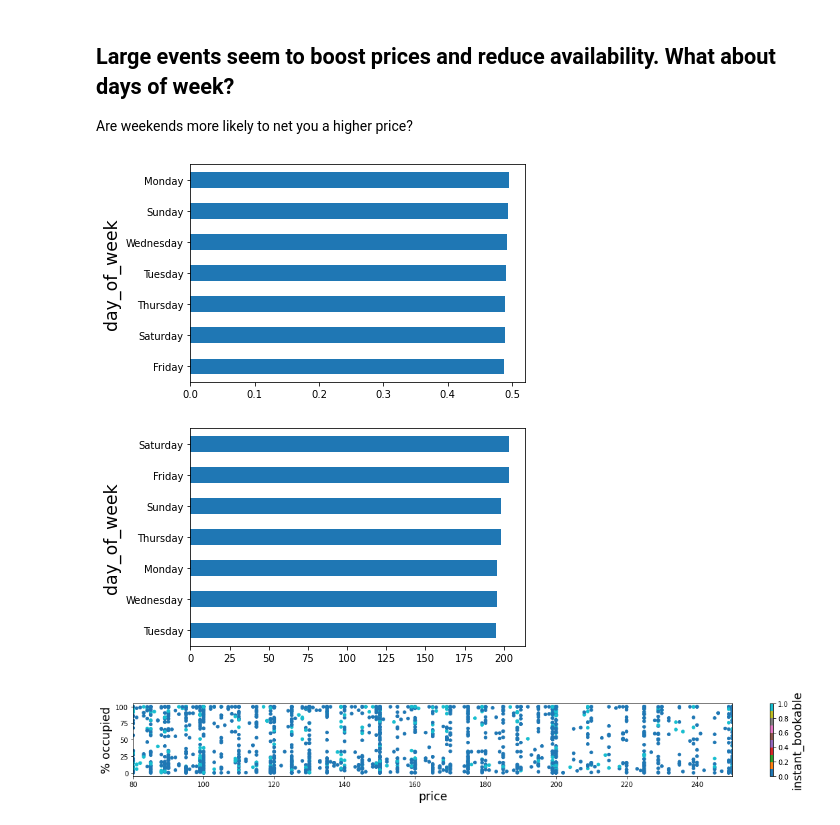
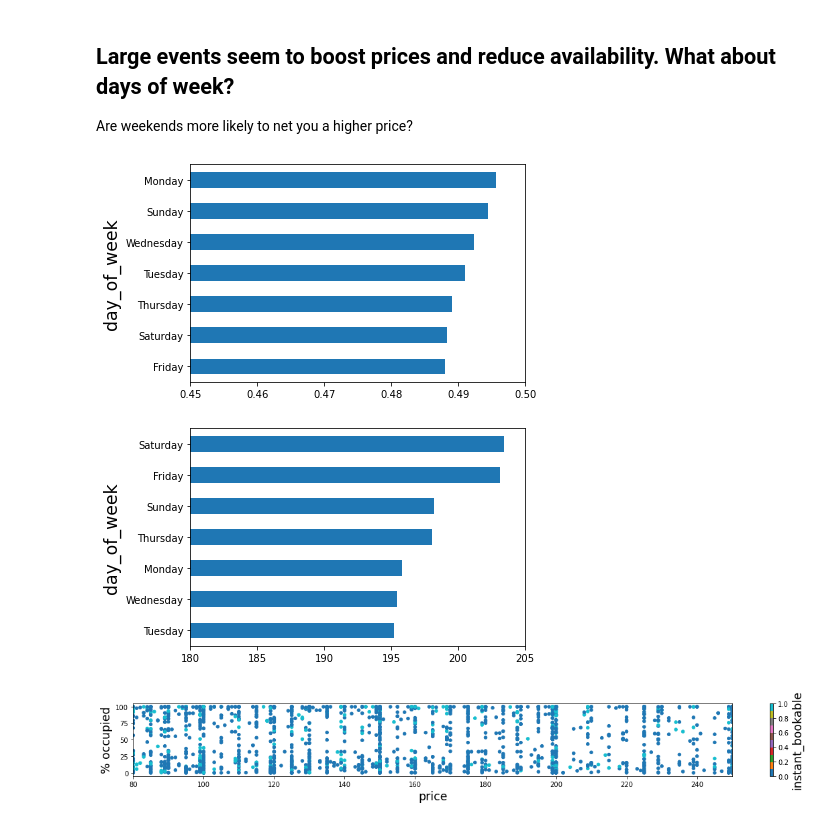
Before and after one commit to ogurashi/Boston-AirBnB-Analysis, a Jupyter notebook: rentals.ipynb, the cells around one changed output. Cells and saved outputs as stored; diff of their text form; code cells hidden in the pictures.

```diff
--- a/rentals.ipynb
+++ b/rentals.ipynb
@@ -591,17 +592,17 @@ Are weekends more likely to net you a higher price?
 # %%
 fig, ax = plt.subplots(1)
 
-calendar.groupby('day_of_week')['available'].mean().sort_values().plot(kind = 'barh',ax=ax)
-fig.savefig('weekday_percent_available.png')
+calendar.groupby('day_of_week')['available'].mean().sort_values().plot(kind = 'barh',ax=ax,xlim=[0.45,0.5])
+fig.savefig('weekday_percent_available.png',bbox_inches='tight')
 # %% [output]
-[figure, old version]
+[figure, new version]
 # %%
 fig, ax = plt.subplots(1)
 
-vacant.groupby('day_of_week')['price'].mean().sort_values().plot(kind = 'barh',ax=ax)
-fig.savefig('weekday_price.png')
+vacant.groupby('day_of_week')['price'].mean().sort_values().plot(kind = 'barh',ax=ax,xlim = [180,205])
+fig.savefig('weekday_price.png',bbox_inches='tight')
 # %% [output]
-[figure, old version]
+[figure, new version]
 # %%
 listings_2 = listings.copy()
 #clearing cases where price is NA
```
Also changed, not shown: parts of 19 cells of this notebook, 1 other file.
